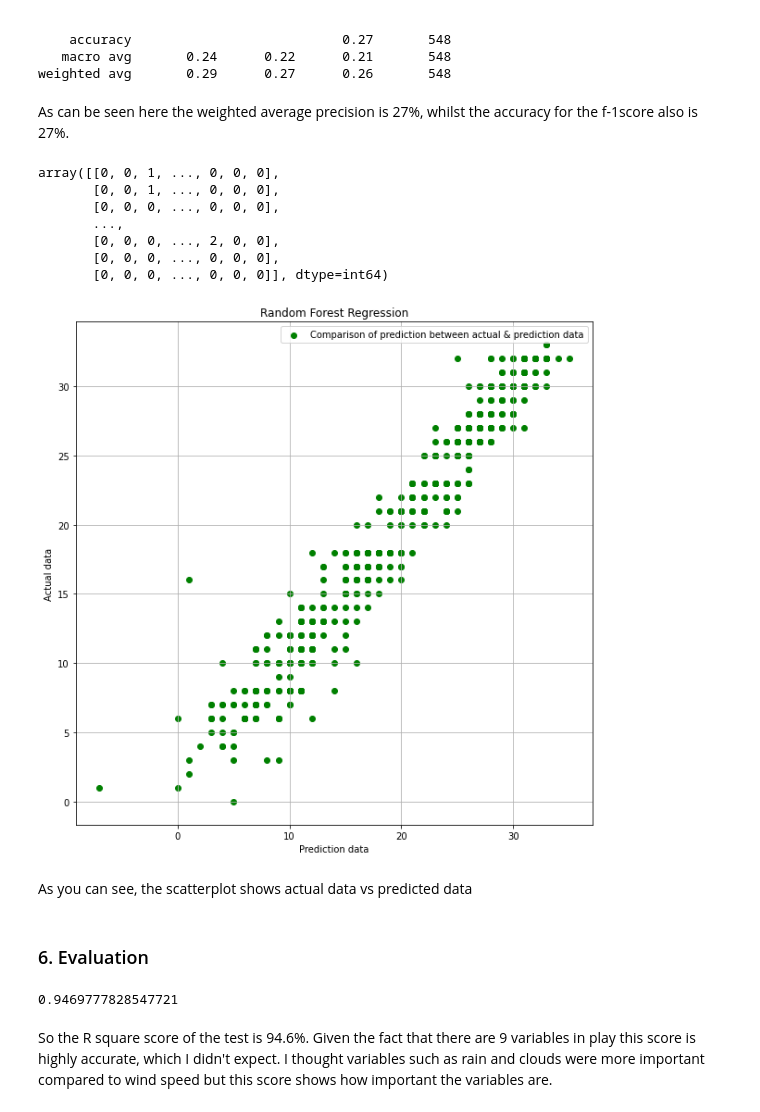
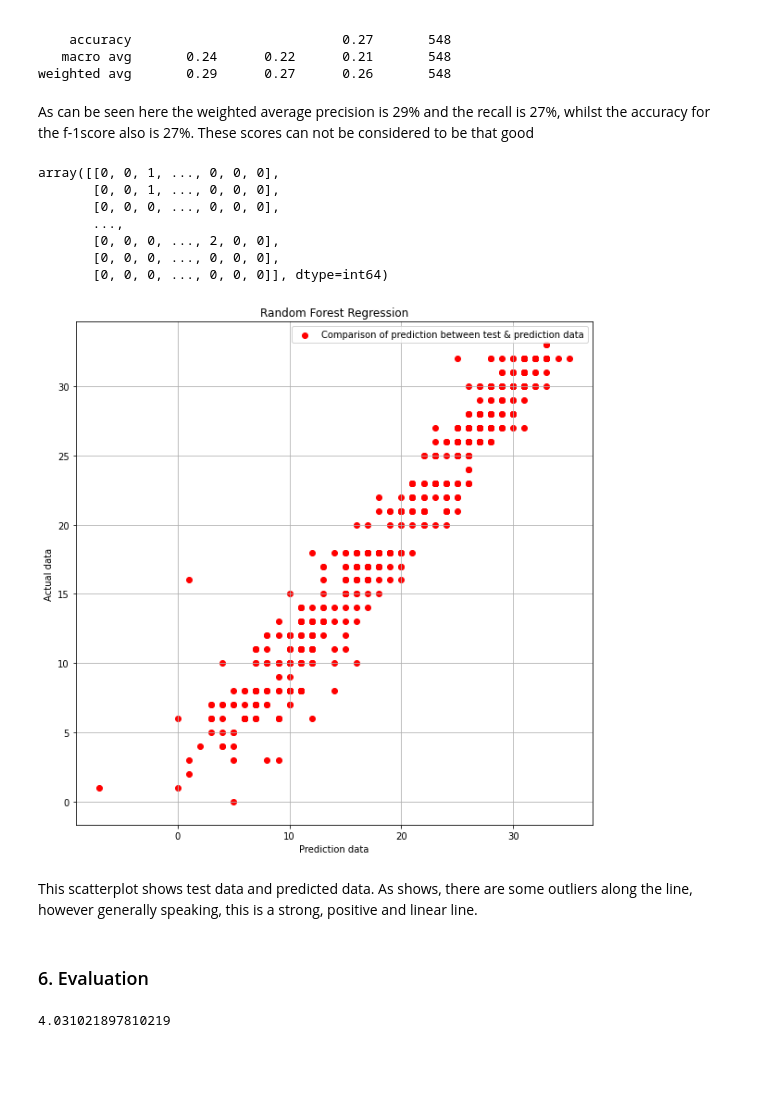
Before and after one commit to noahkleinn/noahkleinn, a Jupyter notebook: Final.ipynb, the cells around one changed output. Cells and saved outputs as stored; diff of their text form; code cells hidden in the pictures; blank space fills up the shorter version.

```diff
--- a/Final.ipynb
+++ b/Final.ipynb
@@ -261,7 +267,7 @@ print(classification_report(y_test, y_pred))
    macro avg       0.24      0.22      0.21       548
 weighted avg       0.29      0.27      0.26       548
 # %% [markdown]
-As can be seen here the weighted average precision is 27%, whilst the accuracy for the f-1score also is 27%.
+As can be seen here the weighted average precision is 29% and the recall is 27%, whilst the accuracy for the f-1score also is 27%. These scores can not be considered to be that good
 # %%
 y_pred = rf.predict(X_test)
 cm = confusion_matrix(y_test, y_pred)
@@ -276,22 +282,20 @@ array([[0, 0, 1, ..., 0, 0, 0],
        [0, 0, 0, ..., 0, 0, 0]], dtype=int64)
 # %%
 plt.figure(figsize= (10, 10))
-plt.scatter(y_test, y_pred, color = 'green', label='Comparison of prediction between actual & prediction data')
+plt.scatter(y_test, y_pred, color = 'red', label='Comparison of prediction between test & prediction data')
 plt.legend()
 plt.grid()
 plt.title('Random Forest Regression')
 plt.xlabel('Prediction data')
 plt.ylabel('Actual data')
 plt.show()
 # %% [output]
-[figure, old version]
+[figure, new version]
-# %% [markdown]
-As you can see, the scatterplot shows actual data vs predicted data
+# %% [markdown]
+This scatterplot shows test data and predicted data. As shows, there are some outliers along the line, however generally speaking, this is a strong, positive and linear line.
 # %% [markdown]
 ### 6. Evaluation
 # %%
-r2_score(y_test,y_pred)
+mean_squared_error(y_test,y_pred)
 # %% [output]
-0.9469777828547721
+4.031021897810219
-# %% [markdown]
-So the R square score of the test is 94.6%. Given the fact that there are 9 variables in play this score is highly accurate, which I didn't expect. I thought variables such as rain and clouds were more important compared to wind speed but this score shows how important the variables are.
```
Also changed, not shown: parts of 21 cells of this notebook.
